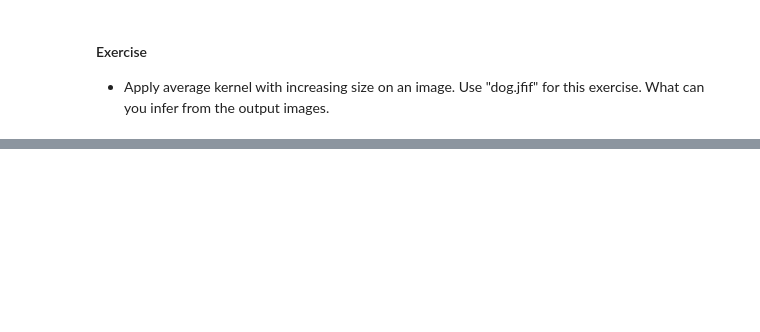
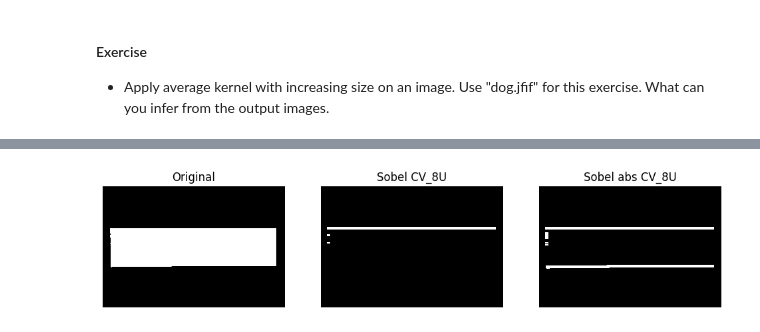
Before and after one commit to Jacky-lim-data-analyst/mini_project_cv, a Jupyter notebook: w6_tutorial.ipynb, the cells around one changed output, grey strips where cells are left out. Cells and saved outputs as stored; diff of their text form; code cells hidden in the pictures; blank space fills up the shorter version.

```diff
--- a/w6_tutorial.ipynb
+++ b/w6_tutorial.ipynb
@@ -53,13 +26,0 @@ There is a catch here: **Make sure both images are of the same dimension**.
-# %%
-from utils import display_images
-
-img = cv.imread("images/lena.jfif")
-img2 = cv.imread("images/dog.jfif")
-
-# Reshape img2
-new_shape = img.shape[:2]
-img2 = cv.resize(img2, new_shape[::-1])
-
-dst = cv.addWeighted(img, 0.75, img2, 0.25, 5)
-
-display_images([img, img2, dst], ("image 1", "image 2", "blending res"))
@@ -363,0 +237,20 @@ plt.show()
+# %%
+img = cv.imread("images/wood_planck.jfif")
+gray = cv.cvtColor(img, cv.COLOR_BGR2GRAY)
+
+ret, img_wood = cv.threshold(gray, 200, 255, cv.THRESH_BINARY_INV)
+
+# output dtype = cv.CV_8U
+# detect horizontal edges
+sobely8u = cv.Sobel(img_wood, cv.CV_8U, 0, 1, ksize=5)
+
+# set output type as cv.CV_64F
+sobely64f = cv.Sobel(img_wood, cv.CV_64F, 0, 1, ksize=5)
+sobely_8u = cv.convertScaleAbs(sobely64f)
+
+from utils import matplotlib_show_images
+matplotlib_show_images([img_wood, sobely8u, sobely_8u], 1, 3,
+                      titles=["Original", "Sobel CV_8U", "Sobel abs CV_8U"],
+                      figsize=(12, 4))
+# %% [output]
+[figure, added]
```
Also changed, not shown: parts of 59 cells of this notebook.
